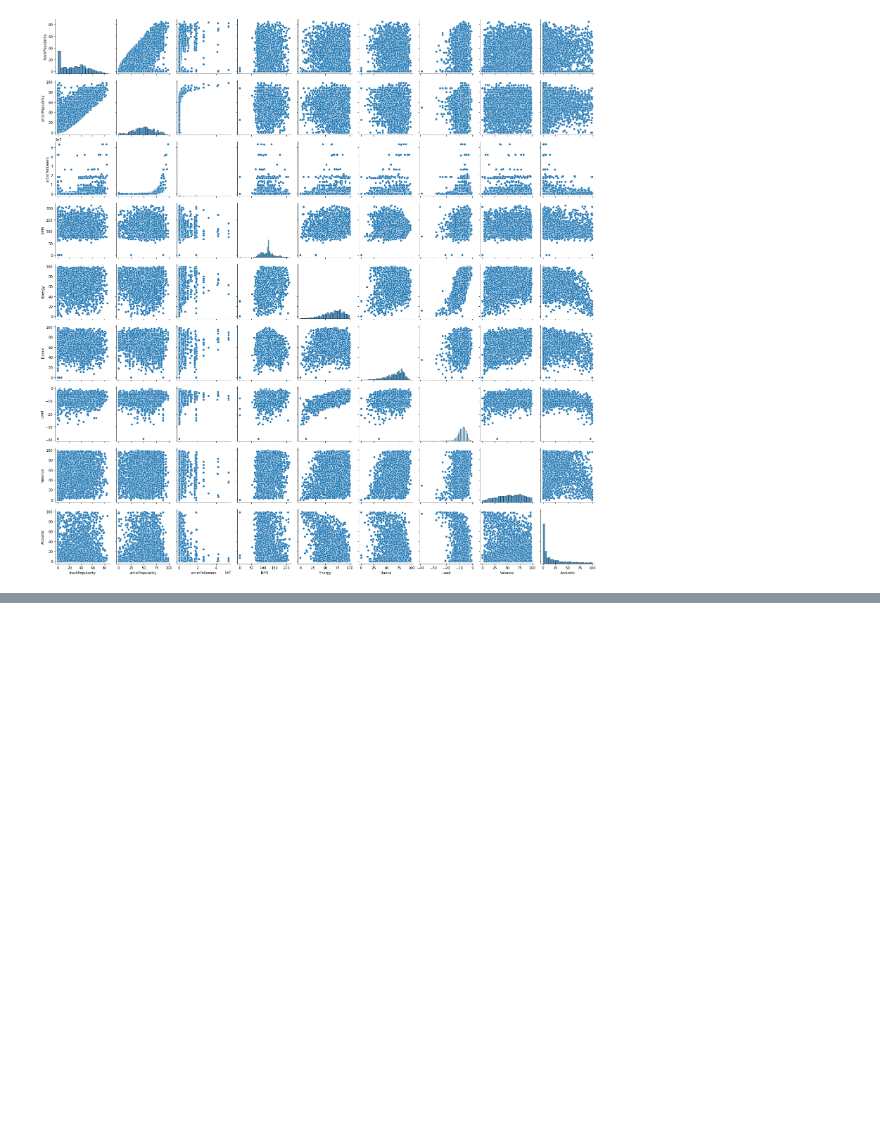
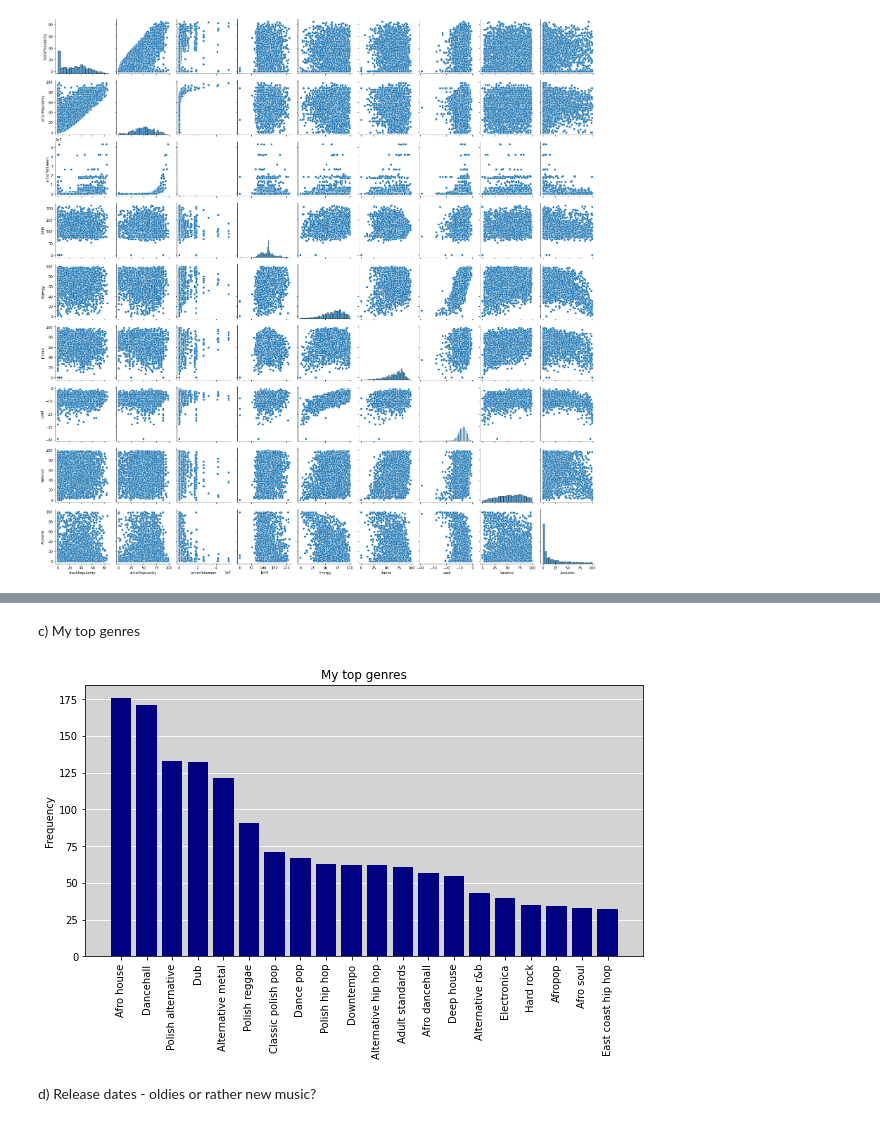
Before and after one commit to agnieszka-aga/SpotifyData_EDA_ML, a Jupyter notebook: MySpotifyData_DataAnalysis_EDA.ipynb, the cells around one changed output, grey strips where cells are left out. Drawn from its saved outputs; the diff is of its cells as text; code cells hidden in the pictures; blank space fills up the shorter version.

```diff
--- a/MySpotifyData_DataAnalysis_EDA.ipynb
+++ b/MySpotifyData_DataAnalysis_EDA.ipynb
@@ -375,0 +504,21 @@ sns.pairplot(Dataset_all)
+# %% [markdown]
+c) My top genres
+# %%
+Top_genres = Dataset_all.groupby(["Genre1"]).count().sort_values(by=["trackName"], ascending=False)
+Top_genres_20 = Top_genres.head(20)
+# %%
+fig, ax = plt.subplots(figsize=(10,5))
+
+ax.bar(Top_genres_20.index.values, Top_genres_20["trackName"], color = "navy", zorder=3)
+ax.set_facecolor("lightgrey")
+ax.grid(color="white", axis="y", zorder=0)
+ax.tick_params(axis="x", rotation=90)
+ax.set_title("My top genres")
+ax.set_ylabel("Frequency")
+
+
+plt.show()
+# %% [output]
+[figure, added]
+# %% [markdown]
+d) Release dates - oldies or rather new music?
```
Also changed, not shown: parts of 53 cells of this notebook.
